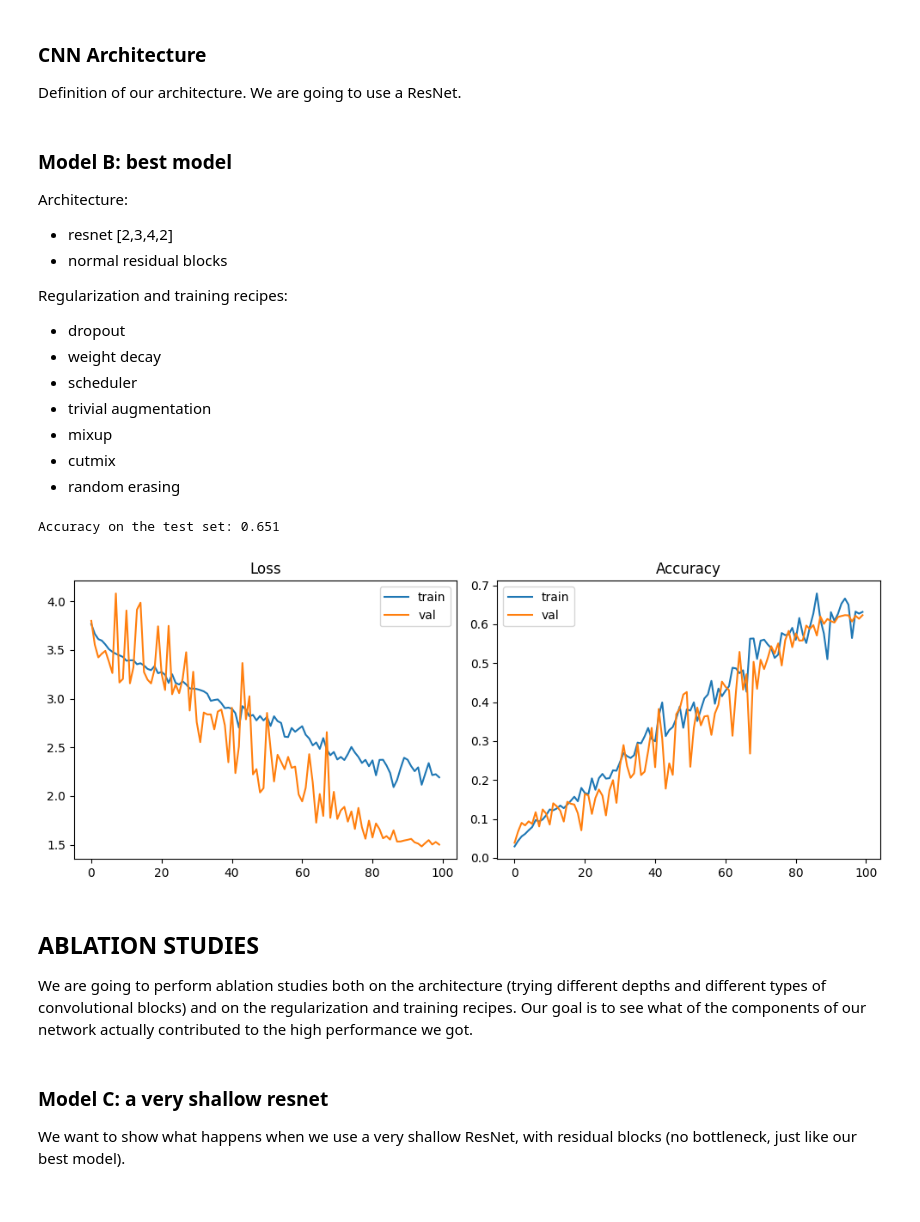
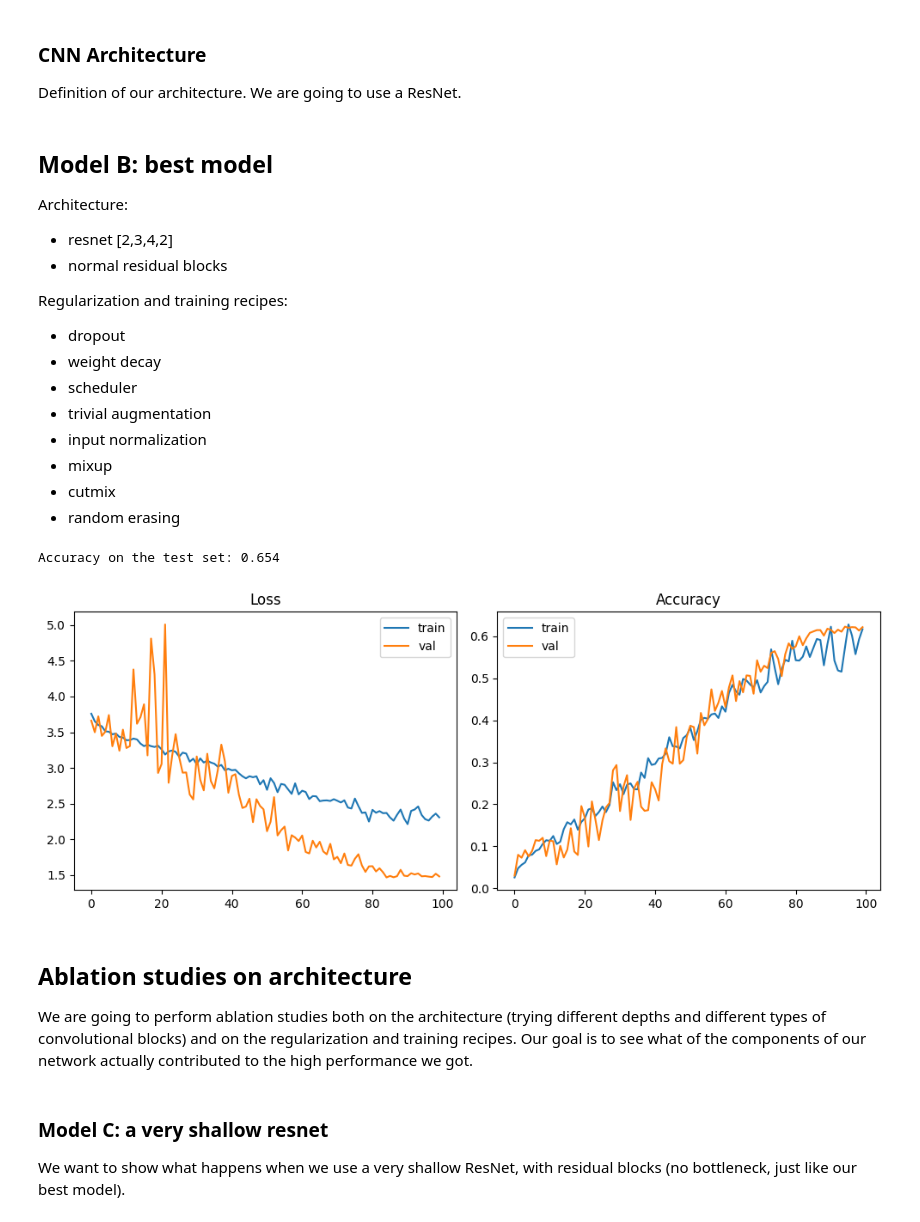
Before and after one commit to lucazini03/IPCV, a Jupyter notebook: assignment_module_two.ipynb, the cells around one changed output. Cells and saved outputs as stored; diff of their text form; code cells hidden in the pictures.

```diff
--- a/assignment_module_two.ipynb
+++ b/assignment_module_two.ipynb
@@ -399 +425,20 @@ def plot_history(history):
+# %%
+def load_history(path: str, history_name: str = None):
+
+    if not os.path.exists(path):
+        if history_name is None or history_name not in model_history_links:
+            raise FileNotFoundError(f"File {path} not found and no valid model name provided.")
+
+        dir_path = os.path.dirname(path)
+        if dir_path:
+            os.makedirs(dir_path, exist_ok=True)
+
+        url = model_history_links[history_name]
+        file_id = url.split("/d/")[1].split("/")[0]
+        gdown.download(f"https://drive.google.com/uc?id={file_id}", path, quiet=False)
+
+    with open(path, "r") as f:
+        history_loaded = json.load(f)
+
+    return history_loaded
 # %% [markdown]
@@ -580,7 +633,7 @@ class CNN(nn.Module):
 
         return x
 # %% [markdown]
-### Model B: best model
+## Model B: best model
 
 Architecture:
 - resnet [2,3,4,2]
@@ -591,6 +644,7 @@ Regularization and training recipes:
 - weight decay
 - scheduler
 - trivial augmentation
+- input normalization
 - mixup
 - cutmix
 - random erasing
@@ -634,6 +688,9 @@ cfg_B = {
 
 # --- Transform for Data Augmentation and Img Resizing ---
 
+mean_image_net = [0.485, 0.456, 0.406]
+std_image_net = [0.229, 0.224, 0.225]
+
 train_transformer_B = T.Compose([
     T.RandomResizedCrop(cfg_B["crop_size"], scale=(0.8, 1.0)),     # RANDOM CROP RESIZE
     T.RandomHorizontalFlip(),                       # TRIVIAL AUGMENTATION
@@ -644,12 +701,14 @@ train_transformer_B = T.Compose([
                     ratio=(0.3, 3.3),
                     value=0,
                     inplace=False),
+    T.Normalize(mean_image_net, std_image_net),
 ])
 
 test_transformer_B = T.Compose([
     T.Resize(cfg_B["resize_size"]),                                  # RESIZE
     T.CenterCrop(cfg_B["crop_size"]),                              # CENTER CROP
     T.ToTensor(),
+    T.Normalize(mean_image_net, std_image_net),
 ])
 
 # --- DataLoaders ---
@@ -681,7 +740,23 @@ trainer_B = Trainer(
 # --- Training or Loading ---
 
 if TRAINING_REQUIRED:
+
     trainer_B.train()
+
+    history_B = {
+        "train_loss":trainer_B.train_loss,
+        "train_acc":trainer_B.train_acc,
+        "val_loss":trainer_B.val_loss,
+        "val_acc":trainer_B.val_acc
+    }
+
+    folder = "plots"
+    file_path = os.path.join(folder, "history_B.json")
+    os.makedirs(folder, exist_ok=True)
+
+    with open(file_path, "w") as f:
+        json.dump(history_B, f, indent=4)
+
 else:
     try:
         trainer_B.load("ckpts/model_B.pth", model_name="model_B")
@@ -699,20 +774,15 @@ models_performance['model_B'] = {
     'label': 'Best Model'
 }
 # %% [output]
-Accuracy on the test set: 0.651
+Accuracy on the test set: 0.654
 # %%
-history_B = {
-    "train_loss":trainer_B.train_loss,
-    "train_acc":trainer_B.train_acc,
-    "val_loss":trainer_B.val_loss,
-    "val_acc":trainer_B.val_acc
-}
+history_B_loaded = load_history("plots/history_B.json", history_name="history_B")
 
-plot_history(history_B)
+plot_history(history_B_loaded)
 # %% [output]
-[figure, old version]
+[figure, new version]
 # %% [markdown]
-## ABLATION STUDIES
+## Ablation studies on architecture
 
 We are going to perform ablation studies both on the architecture (trying different depths and different types of convolutional blocks) and on the regularization and training recipes.
 Our goal is to see what of the components of our network actually contributed to the high performance we got.
```
Also changed, not shown: parts of 31 cells of this notebook.
